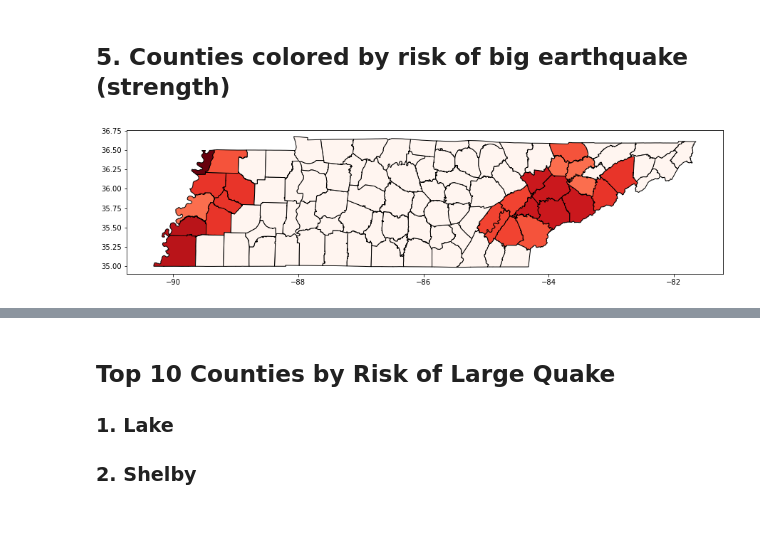
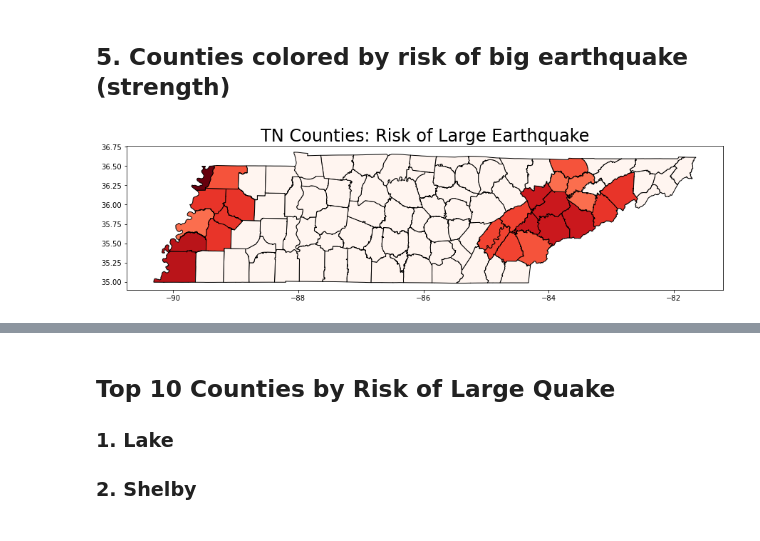
Before and after one commit to nss-data-science-cohort-4/dq3-earthquakes-mst-2-0, a Jupyter notebook: Notebooks/Tennessee Counties, Population, and Earthquakes.ipynb, the cells around one changed output, grey strips where cells are left out. Drawn from its saved outputs; the diff is of its cells as text; code cells hidden in the pictures.

```diff
--- a/Notebooks/Tennessee Counties, Population, and Earthquakes.ipynb
+++ b/Notebooks/Tennessee Counties, Population, and Earthquakes.ipynb
@@ -166,8 +163,9 @@ tn_counties = tn_counties.sort_values(by = 'county_risk_number', ascending = Fal
 # %%
 #creating map of population in TN
 tn_counties.plot(column = 'strength', figsize=(15, 10),
               edgecolor = 'black', cmap = 'Reds')
+plt.title('TN Counties: Risk of Large Earthquake', fontsize=24, ha='center')
 plt.show()
 # %% [output]
-[figure, old version]
+[figure, new version]
 # %%
```
Also changed, not shown: parts of 8 cells of this notebook.
